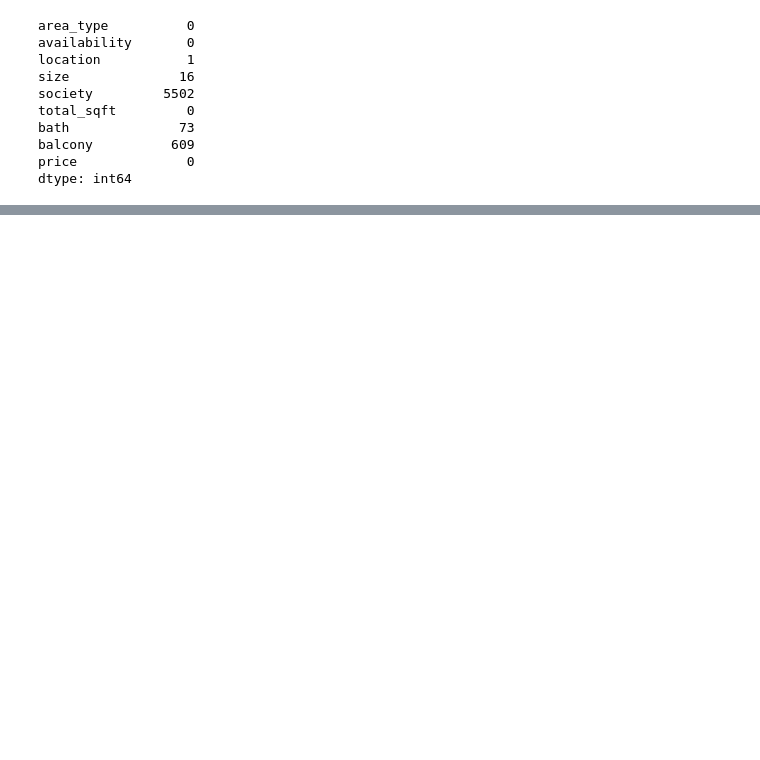
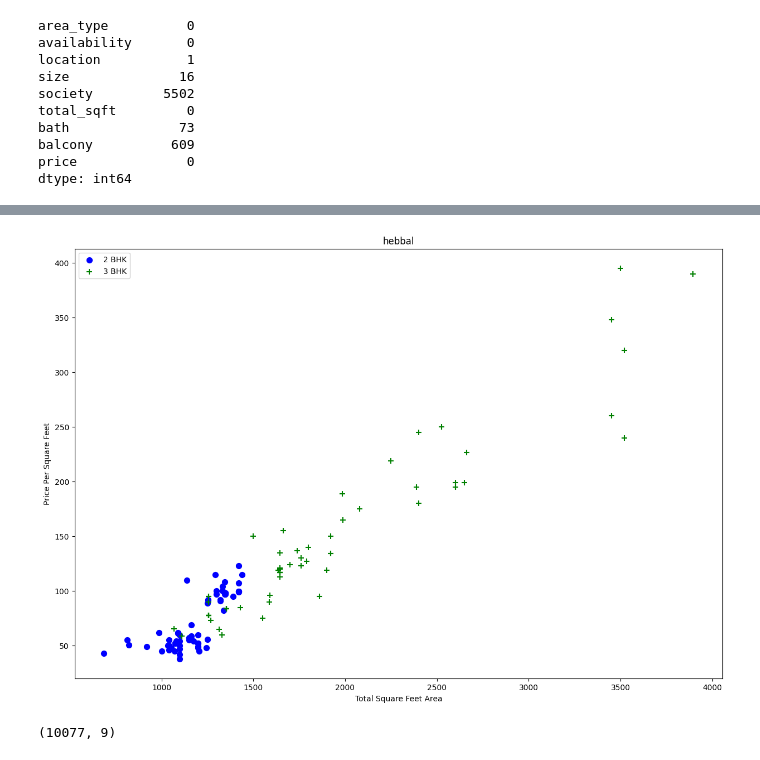
Before and after one commit to Josevpc/Bengaluru-House-Real-Estate-Price-Prediction, a Jupyter notebook: model/code_prediction.ipynb, the cells around one changed output, grey strips where cells are left out. Saved outputs shown, nothing was run; the diff lists cells and outputs as text; code cells hidden in the pictures; blank space fills up the shorter version.

```diff
--- a/model/code_prediction.ipynb
+++ b/model/code_prediction.ipynb
@@ -481,0 +424,5 @@ Name: price, dtype: float64
+# %%
+# Replacing all the locations with less than 10 data points with 'other'
+
+feature_df2.location = feature_df2.location.apply(lambda x: 'other' if x in location_stats_less_than_10 else x)
+len(feature_df2.location.unique())
@@ -481,0 +545,33 @@ Name: price, dtype: float64
+# %%
+plot_scatter_chart(no_outliers_df1, "hebbal")
+# %% [output]
+[figure, added]
+# %%
+# It's possible to see that in some cases an 3 bhk location is more cheap than an 2 bhk and the opposite is also notable. This indicate the presence of some outliers.
+# The function remove_bhk_outliers will deal with those kind of outliers.
+# The original one also have mean and std as metrics. But doing an modification with the median, that doesn't is inflicted by outliers, and adding some threshold is more appropriate.
+
+def remove_bhk_outliers(df, threshold=0.85, min_count=5):
+    exclude_indices = []
+    for location, location_df in df.groupby('location'):
+        bhk_stats = {}
+
+        for bhk, bhk_df in location_df.groupby('bhk'):
+            bhk_stats[bhk] = {
+                'median': np.median(bhk_df['price_per_sqft']),
+                'count': bhk_df.shape[0]
+            }
+
+        for bhk, bhk_df in location_df.groupby('bhk'):
+            lower_bhk = bhk - 1
+            if lower_bhk in bhk_stats and bhk_stats[lower_bhk]['count'] >= min_count:
+                lower_bhk_median = bhk_stats[lower_bhk]['median']
+                condition = bhk_df['price_per_sqft'] < threshold * lower_bhk_median
+                exclude_indices.extend(bhk_df[condition].index.tolist())
+
+    return df.drop(exclude_indices, axis='index')
+
+no_outliers_df2 = remove_bhk_outliers(no_outliers_df1, threshold=0.85)
+no_outliers_df2.shape
+# %% [output]
+(10077, 9)
```
Also changed, not shown: parts of 121 cells of this notebook, 2 other files.
